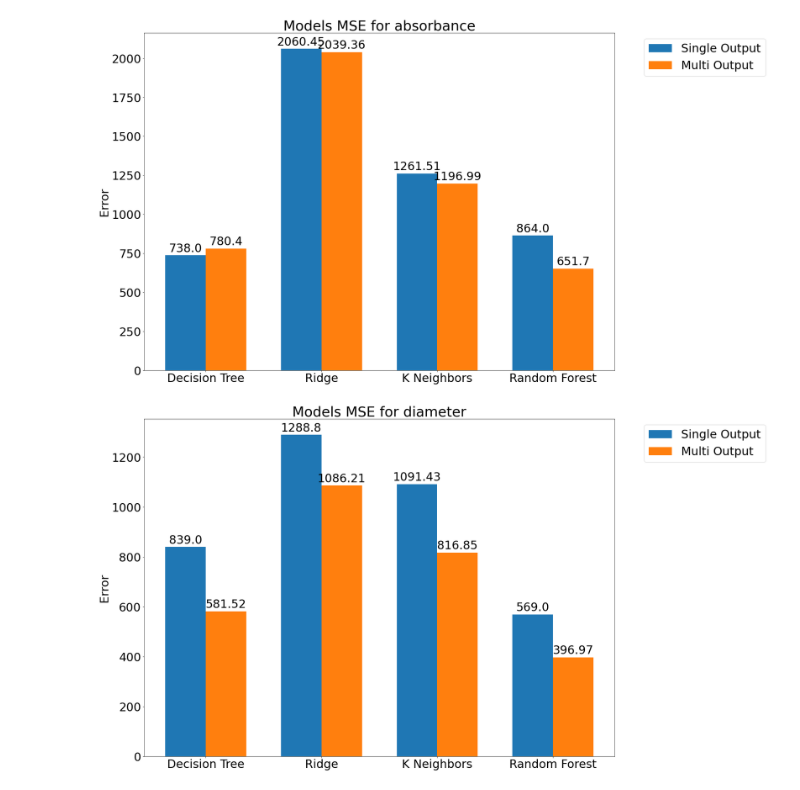
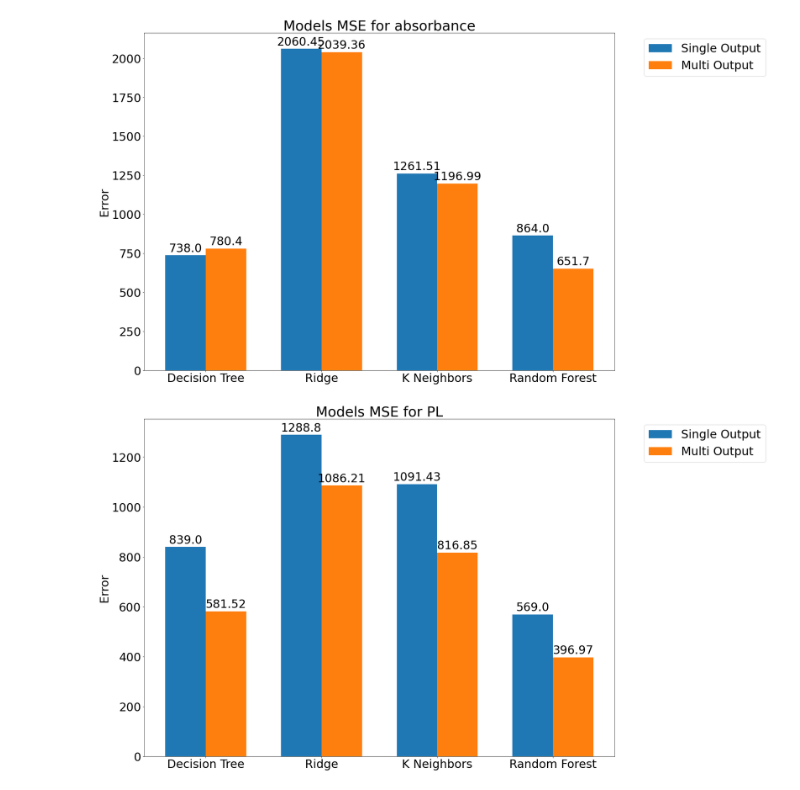
Before and after one commit to akkaneror/Hot_injection, a Jupyter notebook: hotdots/Usecase 2/Notebooks/Analysis/Analysis_Summary.ipynb, the cells around one changed output. Cells and saved outputs as stored; diff of their text form; code cells hidden in the pictures.

```diff
--- a/hotdots/Usecase 2/Notebooks/Analysis/Analysis_Summary.ipynb
+++ b/hotdots/Usecase 2/Notebooks/Analysis/Analysis_Summary.ipynb
@@ -1188,32 +1185,32 @@ width = 0.35  # the width of the bars
 
 fig, ax = plt.subplots(figsize=(25,14))
 rects1 = ax.bar(x - width/2, single_output, width, label='Single Output')
 rects2 = ax.bar(x + width/2, multi_output, width, label='Multi Output')
 
 # Add some text for labels, title and custom x-axis tick labels, etc.
 ax.set_ylabel('Error')
-ax.set_title('Models MSE for diameter')
+ax.set_title('Models MSE for PL')
 ax.set_xticks(x)
 ax.set_xticklabels(labels)
 ax.legend(bbox_to_anchor=(1.05, 1.0), loc='upper left')
 
 
 def autolabel(rects):
     """Attach a text label above each bar in *rects*, displaying its height."""
     for rect in rects:
         height = rect.get_height()
         ax.annotate('{}'.format(height),
                     xy=(rect.get_x() + rect.get_width()/2 , height),
                     xytext=(0, 3),  # 3 points vertical offset
                     textcoords="offset points",
                     ha='center', va='bottom')
 
 
 autolabel(rects1)
 autolabel(rects2)
 
 fig.tight_layout()
 
 plt.show()
 # %% [output]
-[figure, old version]
+[figure, new version]
```
Also changed, not shown: parts of 9 cells of this notebook.
